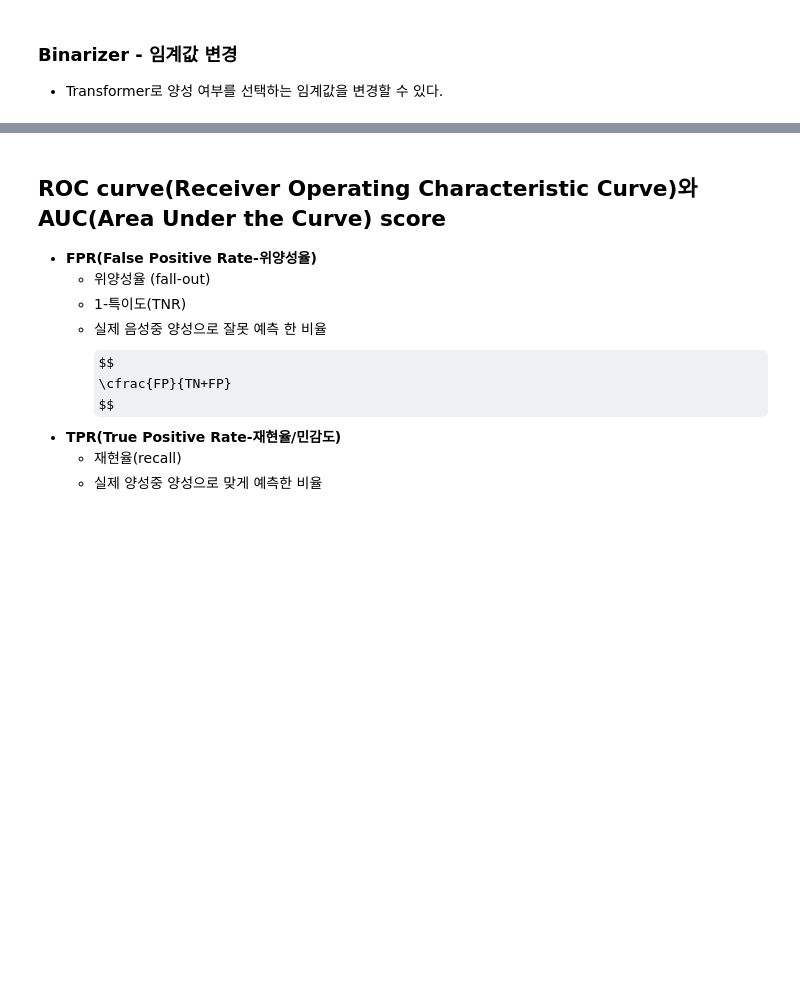
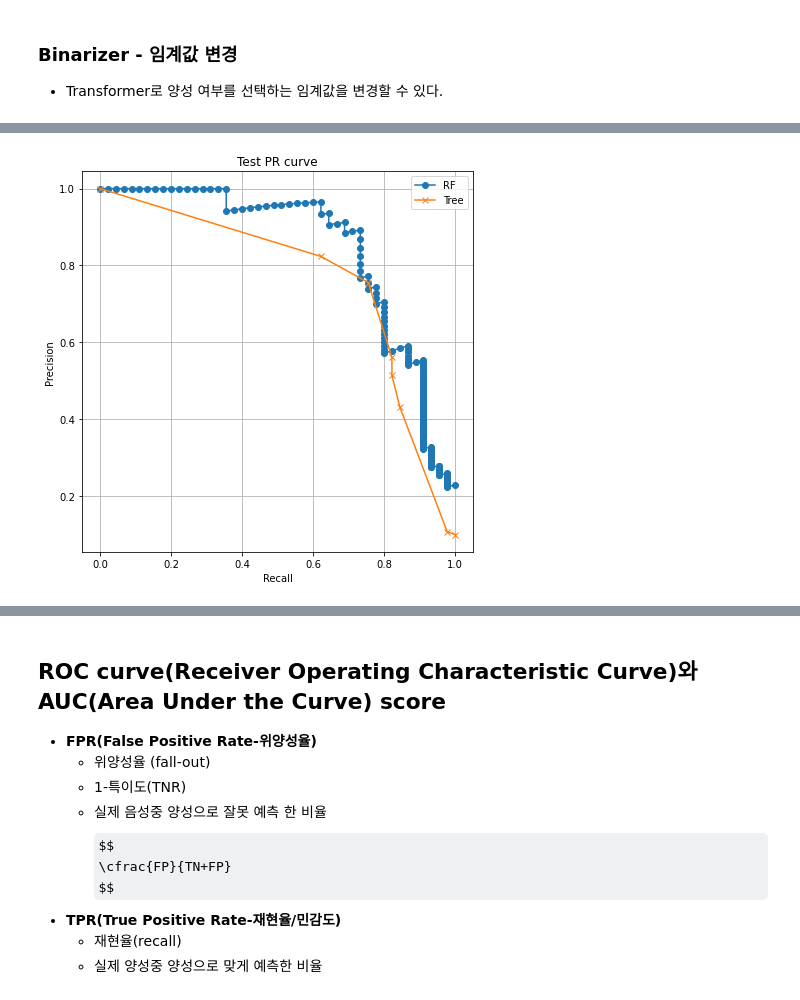
Before and after one commit to purple-cabbage0030/class_review, a Jupyter notebook: 11.MachineLearning/05_분류 평가지표.ipynb, the cells around one changed output, grey strips where cells are left out. Drawn from its saved outputs; the diff is of its cells as text; code cells hidden in the pictures; some formulas as TeX source; blank space fills up the shorter version.

```diff
--- a/11.MachineLearning/05_분류 평가지표.ipynb
+++ b/11.MachineLearning/05_분류 평가지표.ipynb
@@ -583,0 +717,16 @@ plt.show()
+# %%
+# 모델 생성
+tree = DecisionTreeClassifier(max_depth=3, random_state=0)
+rf = RandomForestClassifier(max_depth=2, n_estimators=200, random_state=0)
+
+# 학습
+tree.fit(X_train, y_train)
+rf.fit(X_train, y_train)
+
+# 추론(확률)
+proba_test_tree = tree.predict_proba(X_test)[:, 1]
+proba_test_rf = rf.predict_proba(X_test)[:, 1]
+# %%
+# 평가지표 - precision_recall_curve
+precision1, recall1, threshold1 = precision_recall_curve(y_test, proba_test_tree)   # (y정답, 양성일 확률)
+precision2, recall2, threshold2 = precision_recall_curve(y_test, proba_test_rf)
@@ -583,0 +774,15 @@ plt.show()
+# %%
+# precision recall curve - 직접 그리기
+plt.figure(figsize=(7,7))
+# X축 - recall, y축 - precision
+plt.plot(recall2, precision2, marker='o', label='RF')
+plt.plot(recall1, precision1, marker='x', label='Tree')
+
+plt.legend()
+plt.title("Test PR curve")
+plt.xlabel("Recall")
+plt.ylabel("Precision")
+plt.grid(True)
+plt.show()
+# %% [output]
+[figure, added]
```
Also changed, not shown: parts of 16 cells of this notebook.
